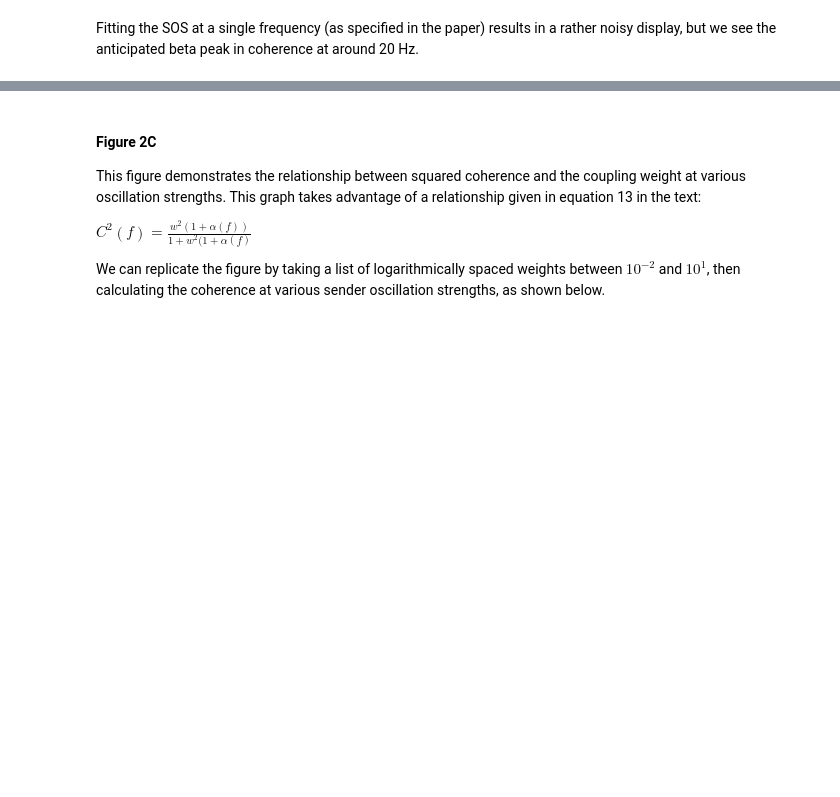
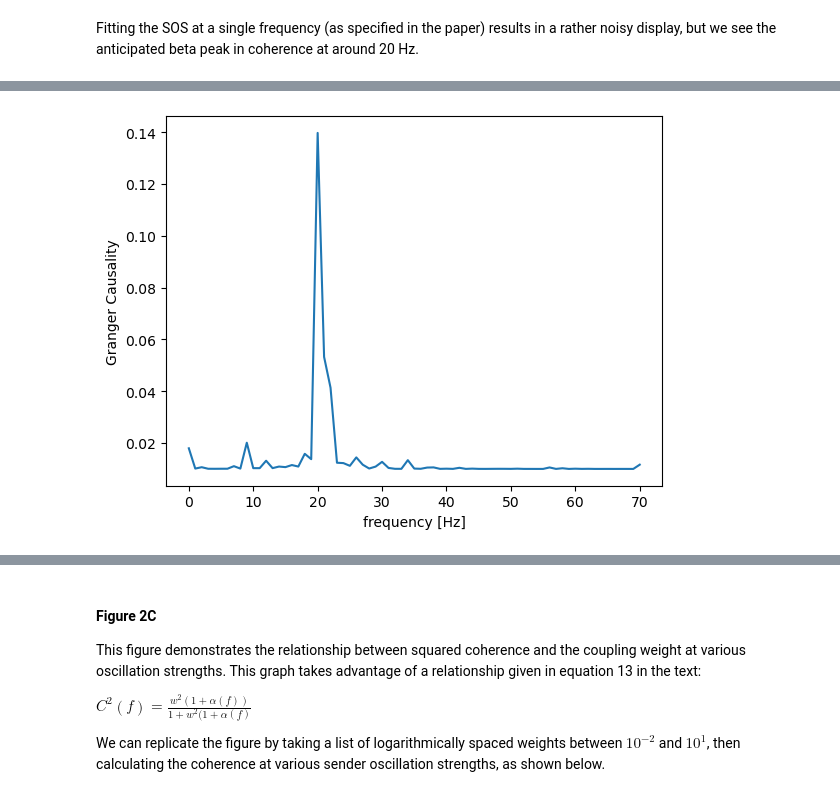
Before and after one commit to cyneuro/neuro_communication, a Jupyter notebook: Vinck2021_SSM_tutorial.ipynb, the cells around one changed output, grey strips where cells are left out. Cells and saved outputs as stored; diff of their text form; code cells hidden in the pictures; blank space fills up the shorter version.

```diff
--- a/Vinck2021_SSM_tutorial.ipynb
+++ b/Vinck2021_SSM_tutorial.ipynb
@@ -222,0 +272,11 @@ Fitting the SOS at a single frequency (as specified in the paper) results in a r
+# %%
+granger = - numpy.log(1 - coherence2)
+
+# Plot!
+fig, ax = plt.subplots()
+ax.plot(f_signal1, granger)
+ax.set_xlabel('frequency [Hz]')
+ax.set_ylabel('Granger Causality')
+plt.show()
+# %% [output]
+[figure, added]
```
Also changed, not shown: parts of 15 cells of this notebook.
